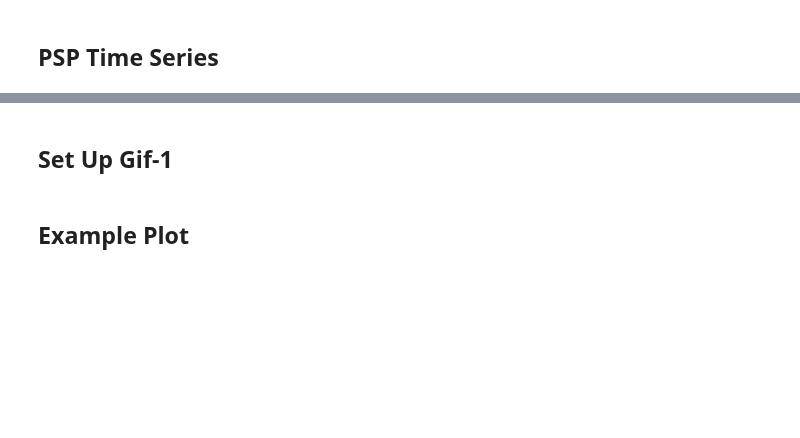
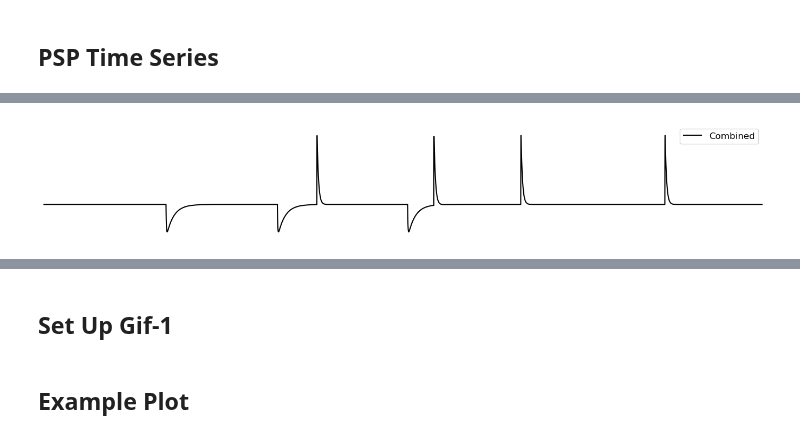
Before and after one commit to fooof-tools/Visualizers, a Jupyter notebook: notebooks/PSPModel.ipynb, the cells around one changed output, grey strips where cells are left out. Saved outputs shown, nothing was run; the diff lists cells and outputs as text; code cells hidden in the pictures; blank space fills up the shorter version.

```diff
--- a/notebooks/PSPModel.ipynb
+++ b/notebooks/PSPModel.ipynb
@@ -122,4 +132,7 @@ ts_ylim = [-0.02, 0.05]
 # %%
-plot_time_series(None, comb_sig, xlim=[0, fs], labels='Combined', ylim=ts_ylim)
-plt.gca().axis('off');
+# Plot the combined time series
+plot_time_series(None, comb_sig, xlim=[0, fs],
+                 labels='Combined', ylim=ts_ylim, axis=False)
+# %% [output]
+[figure, added]
 # %%
```
Also changed, not shown: parts of 30 cells of this notebook, 3 other files.
